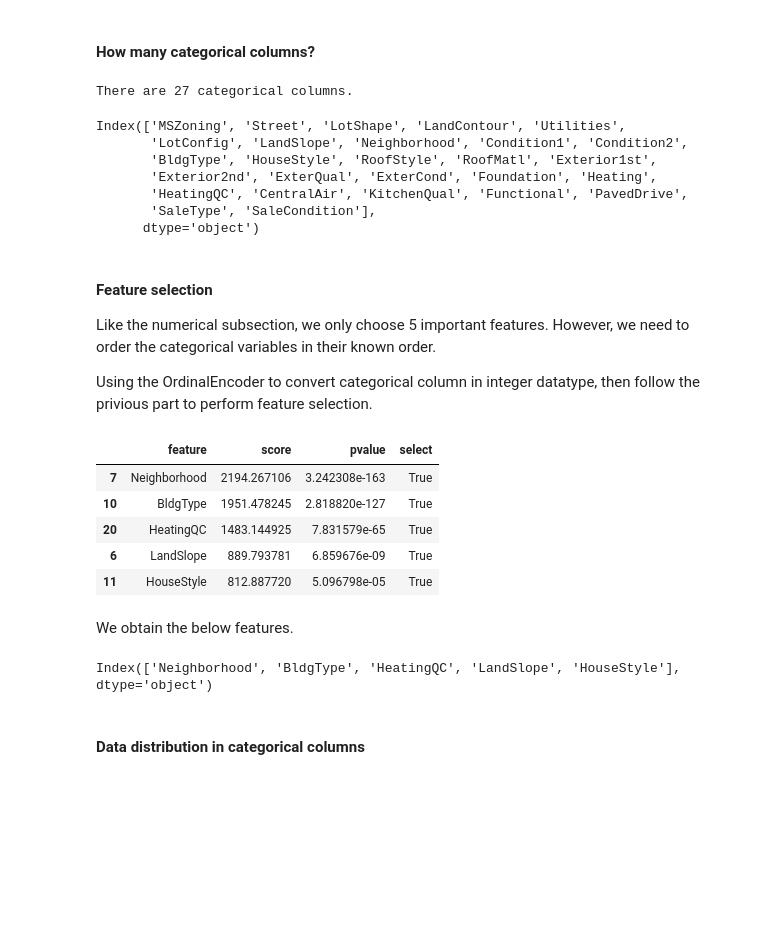
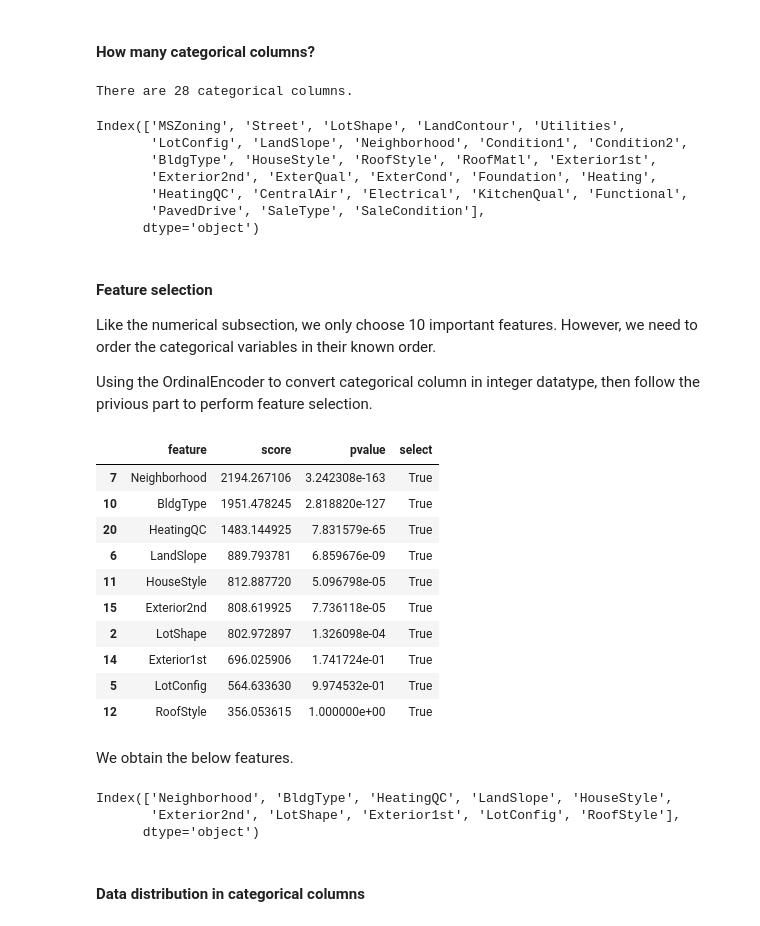
Before and after one commit to IceIce1ce/Final_Project_LTKHDL, a Jupyter notebook: House_Prices.ipynb, the cells around one changed output. Saved outputs shown, nothing was run; the diff lists cells and outputs as text; code cells hidden in the pictures; blank space fills up the shorter version.

```diff
--- a/House_Prices.ipynb
+++ b/House_Prices.ipynb
@@ -182,6 +216,6 @@ According to [House Prices - Advanced Regression Techniques](https://www.kaggle.
 # %%
 missing_cols_rank = df.isnull().sum().sort_values(ascending=False)
-tmp= missing_cols_rank[missing_cols_rank>0]
-print("Number of columns have missing values: ", tmp.shape[0])
-tmp
+dropped_cols = missing_cols_rank[missing_cols_rank>5]
+print("Number of columns have missing values more than 5: ", dropped_cols.shape[0])
+dropped_cols.index
 # %% [output]
@@ -213,6 +232,6 @@ dtype: int64
 # %% [markdown]
 After reading the *data_description.txt* file, we observed that the first 19 columns have missing values, which dit not affect our works. Thus, we would eliminate those out from our dataframe `df`.
 # %%
-df.drop(missing_cols_rank[:tmp.shape[0]].index, axis=1, inplace=True)
+df.drop(dropped_cols.index, axis=1, inplace=True)
 df.shape
 # %% [output]
@@ -220,3 +241,5 @@ df.shape
+# %%
+df['Electrical'] = df.Electrical.fillna(df.Electrical.mode()[0])
 # %% [markdown]
 ---
 # %% [markdown]
@@ -304,53 +327,60 @@ cate_df = df.select_dtypes(include='object')
 print("There are " +str(cate_df.shape[1])+ ' categorical columns.')
 cate_df.columns
 # %% [output]
-There are 27 categorical columns.
+There are 28 categorical columns.
 Index(['MSZoning', 'Street', 'LotShape', 'LandContour', 'Utilities',
        'LotConfig', 'LandSlope', 'Neighborhood', 'Condition1', 'Condition2',
        'BldgType', 'HouseStyle', 'RoofStyle', 'RoofMatl', 'Exterior1st',
        'Exterior2nd', 'ExterQual', 'ExterCond', 'Foundation', 'Heating',
-       'HeatingQC', 'CentralAir', 'KitchenQual', 'Functional', 'PavedDrive',
-       'SaleType', 'SaleCondition'],
+       'HeatingQC', 'CentralAir', 'Electrical', 'KitchenQual', 'Functional',
+       'PavedDrive', 'SaleType', 'SaleCondition'],
       dtype='object')
 # %% [markdown]
 #### Feature selection
 
-Like the numerical subsection, we only choose 5 important features. However, we need to order the categorical variables in their known order.
+Like the numerical subsection, we only choose 10 important features. However, we need to order the categorical variables in their known order.
 
 Using the OrdinalEncoder to convert categorical column in integer datatype, then follow the privious part to perform feature selection.
 # %%
 X = cate_df.iloc[:,:-1]
 def convert_cate_cols(X):
     converter = OrdinalEncoder()
     converter.fit(X)
     X_new = converter.transform(X)
     return X_new
 
 X_new = convert_cate_cols(X)
 selector = SelectKBest(score_func=chi2, k='all')
 results = selector.fit(X_new, y)
 features = pd.DataFrame({
     "feature": X.columns,
     "score": results.scores_,
     "pvalue": results.pvalues_,
     "select": results.get_support()
 })
-selected_features = features.sort_values("score", ascending=False)[:5]
+selected_features = features.sort_values("score", ascending=False)[:10]
 selected_features
 # %% [output]
 |  | feature | score | pvalue | select |
 | 7 | Neighborhood | 2194.267106 | 3.242308e-163 | True |
 | 10 | BldgType | 1951.478245 | 2.818820e-127 | True |
 | 20 | HeatingQC | 1483.144925 | 7.831579e-65 | True |
 | 6 | LandSlope | 889.793781 | 6.859676e-09 | True |
 | 11 | HouseStyle | 812.887720 | 5.096798e-05 | True |
+| 15 | Exterior2nd | 808.619925 | 7.736118e-05 | True |
+| 2 | LotShape | 802.972897 | 1.326098e-04 | True |
+| 14 | Exterior1st | 696.025906 | 1.741724e-01 | True |
+| 5 | LotConfig | 564.633630 | 9.974532e-01 | True |
+| 12 | RoofStyle | 356.053615 | 1.000000e+00 | True |
 # %% [markdown]
 We obtain the below features.
 # %%
 cate_selected_cols = cate_df[selected_features.feature]
 cate_selected_cols.columns
 # %% [output]
-Index(['Neighborhood', 'BldgType', 'HeatingQC', 'LandSlope', 'HouseStyle'], dtype='object')
+Index(['Neighborhood', 'BldgType', 'HeatingQC', 'LandSlope', 'HouseStyle',
+       'Exterior2nd', 'LotShape', 'Exterior1st', 'LotConfig', 'RoofStyle'],
+      dtype='object')
 # %% [markdown]
 #### Data distribution in categorical columns
 # %%
```
Also changed, not shown: parts of 46 cells of this notebook, 2 other files.
